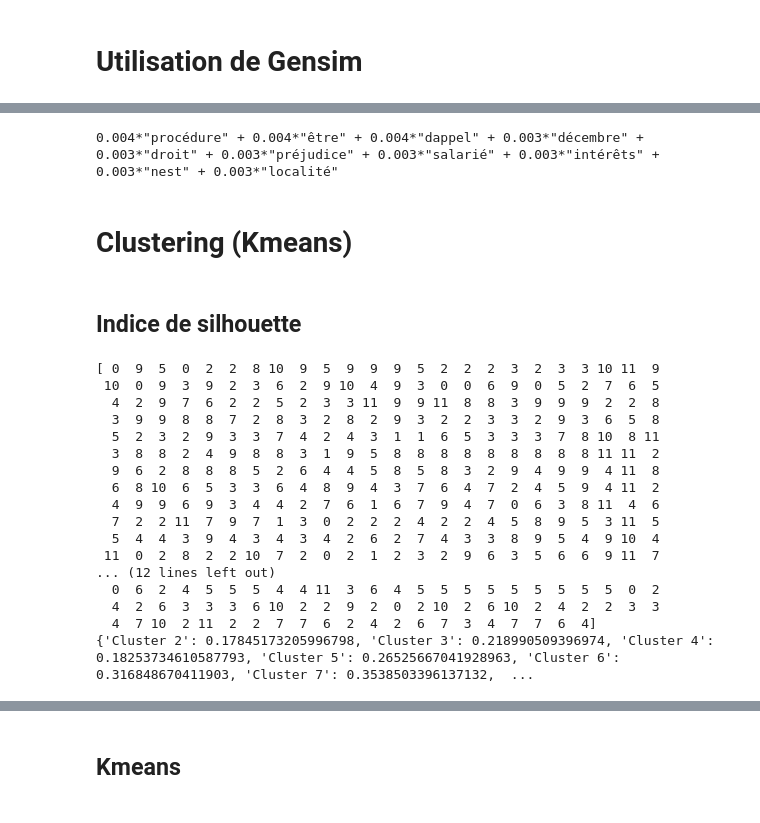
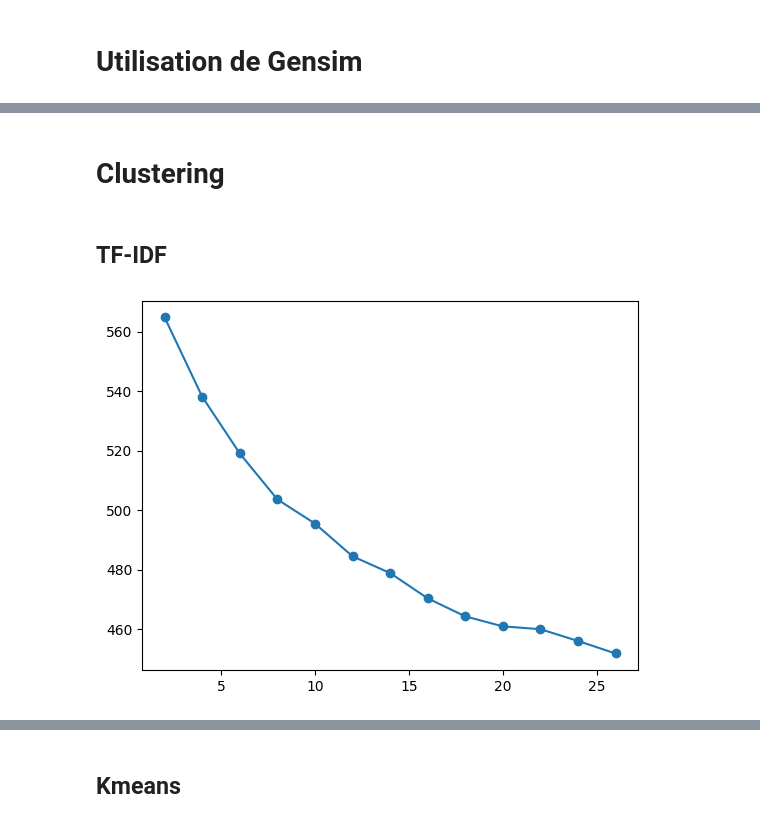
Before and after one commit to Galaboost/NLP, a Jupyter notebook: LDA.ipynb, the cells around one changed output, grey strips where cells are left out. Drawn from its saved outputs; the diff is of its cells as text; code cells hidden in the pictures.

```diff
--- a/LDA.ipynb
+++ b/LDA.ipynb
@@ -139,39 +155,29 @@ print(matrice) # dans le premier text les topic non nul sont 1 et 13
-# %%
-# print(lda.get_term_topics("universite", minimum_probability=0))
-
-topic = lda.print_topic(0)
-print(topic)
-# %% [output]
-0.004*"procédure" + 0.004*"être" + 0.004*"dappel" + 0.003*"décembre" + 0.003*"droit" + 0.003*"préjudice" + 0.003*"salarié" + 0.003*"intérêts" + 0.003*"nest" + 0.003*"localité"
 # %% [markdown]
-# Clustering (Kmeans)
+# Clustering
-# %% [markdown]
-## Indice de silhouette
-# %%
-kmeans = KMeans(n_clusters=12, random_state=10)
-k = kmeans.fit_predict(matrice)
-print(k)
-
-km = [KMeans(n_clusters=k, random_state=10).fit(matrice) for k in range(2,15)]
-
-scores = [silhouette_score(matrice, m.labels_) for m in km]
-cluster_scores = {f"Cluster {i+2}": score for i, score in enumerate(scores)}
-print(cluster_scores)
-# %% [output]
-[ 0  9  5  0  2  2  8 10  9  5  9  9  9  5  2  2  2  3  2  3  3 10 11  9
- 10  0  9  3  9  2  3  6  2  9 10  4  9  3  0  0  6  9  0  5  2  7  6  5
-  4  2  9  7  6  2  2  5  2  3  3 11  9  9 11  8  8  3  9  9  9  2  2  8
-  3  9  9  8  8  7  2  8  3  2  8  2  9  3  2  2  3  3  2  9  3  6  5  8
-  5  2  3  2  9  3  3  7  4  2  4  3  1  1  6  5  3  3  3  7  8 10  8 11
-  3  8  8  2  4  9  8  8  3  1  9  5  8  8  8  8  8  8  8  8  8 11 11  2
-  9  6  2  8  8  8  5  2  6  4  4  5  8  5  8  3  2  9  4  9  9  4 11  8
-  6  8 10  6  5  3  3  6  4  8  9  4  3  7  6  4  7  2  4  5  9  4 11  2
-  4  9  9  6  9  3  4  4  2  7  6  1  6  7  9  4  7  0  6  3  8 11  4  6
-  7  2  2 11  7  9  7  1  3  0  2  2  2  4  2  2  4  5  8  9  5  3 11  5
-  5  4  4  3  9  4  3  4  3  4  2  6  2  7  4  3  3  8  9  5  4  9 10  4
- 11  0  2  8  2  2 10  7  2  0  2  1  2  3  2  9  6  3  5  6  6  9 11  7
-... (12 lines left out)
-  0  6  2  4  5  5  5  4  4 11  3  6  4  5  5  5  5  5  5  5  5  5  0  2
-  4  2  6  3  3  3  6 10  2  2  9  2  0  2 10  2  6 10  2  4  2  2  3  3
-  4  7 10  2 11  2  2  7  7  6  2  4  2  6  7  3  4  7  7  6  4]
-{'Cluster 2': 0.17845173205996798, 'Cluster 3': 0.218990509396974, 'Cluster 4': 0.18253734610587793, 'Cluster 5': 0.26525667041928963, 'Cluster 6': 0.316848670411903, 'Cluster 7': 0.3538503396137132,  ...
+# %% [markdown]
+## TF-IDF
+# %%
+tfidf = TfidfVectorizer(
+                        min_df = 5,
+                        max_df = 0.95,
+                       )
+
+cleanData = [" ".join(t) for t in data_sw]
+
+
+text = tfidf.fit_transform(cleanData)
+
+def find_optimal_clusters(d, max_k):
+    iters = range(2, max_k+1, 2)
+
+    inertia = []
+    for k in iters:
+        kmeans = KMeans(n_clusters=k, random_state=20,).fit(d)
+        inertia.append(kmeans.inertia_)
+
+    plt.plot(iters, inertia, marker='o')
+    plt.show()
+
+find_optimal_clusters(text, 26)
+# %% [output]
+[figure, added]
```
Also changed, not shown: parts of 13 cells of this notebook.
